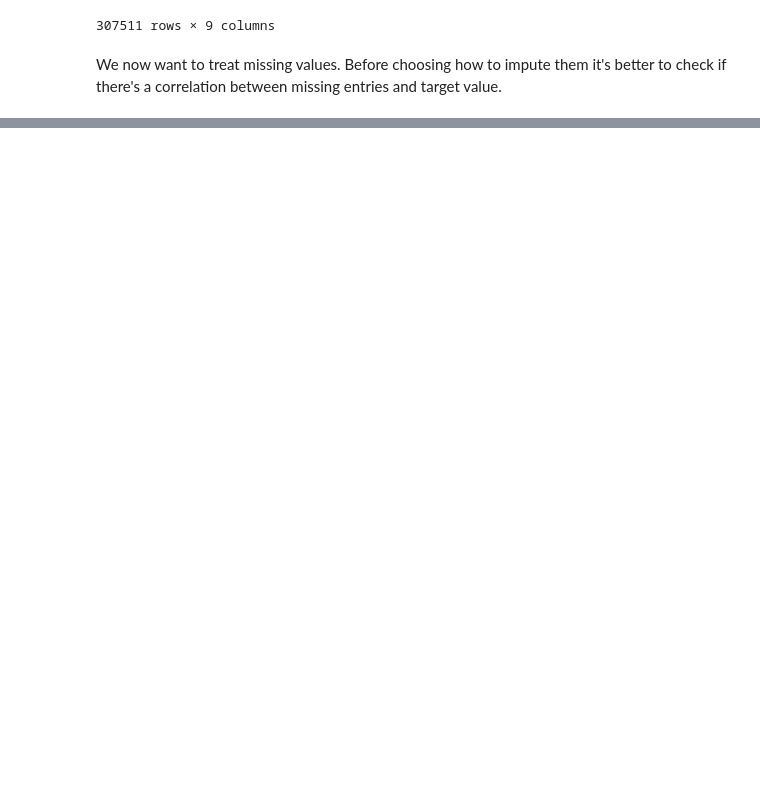
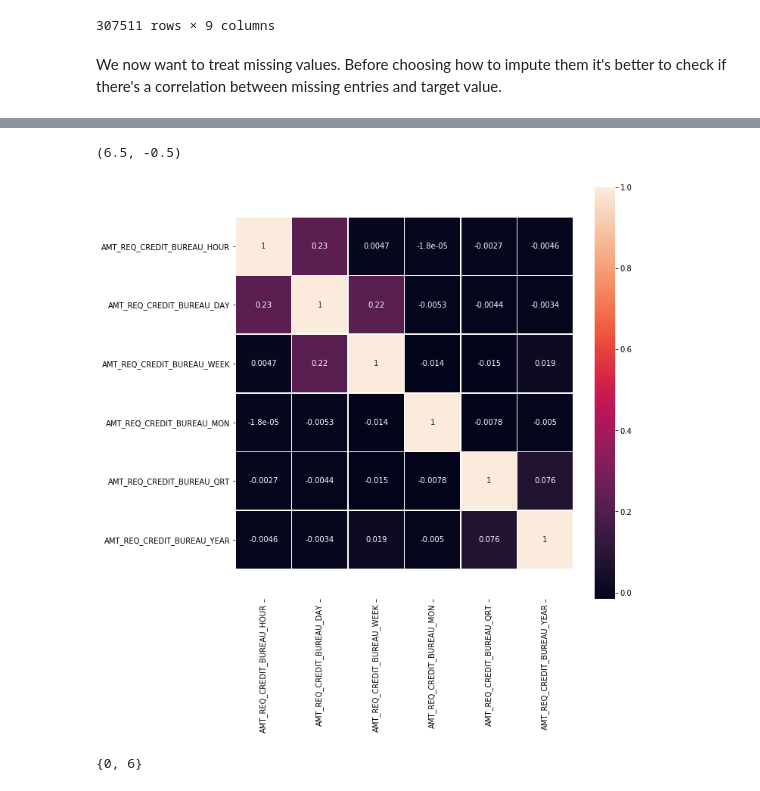
Before and after one commit to Gruntrexpewrus/FDSKagglecompetition, a Jupyter notebook: Home Credit Default Risk.ipynb, the cells around one changed output, grey strips where cells are left out. Drawn from its saved outputs; the diff is of its cells as text; code cells hidden in the pictures; blank space fills up the shorter version.

```diff
--- a/Home Credit Default Risk.ipynb
+++ b/Home Credit Default Risk.ipynb
@@ -370,0 +307,2 @@ reduced_build_data
+# %%
+application_train["MISSING BUILDING DATA"] = application_train["MISSING BUILDING DATA"] > 7
@@ -370,0 +368,3 @@ reduced_build_data
+# %%
+enquiries_features = application_train.columns[116:122]
+enquiries_features
@@ -370,0 +376,3 @@ reduced_build_data
+# %%
+enquiries_data = application_train[enquiries_features]
+enquiries_data
@@ -370,0 +393,12 @@ reduced_build_data
+# %%
+plt.figure(figsize = (10, 10))
+ax = sns.heatmap(enquiries_data.corr(), annot = True, linewidths = 0.5)
+ax.set_ylim(len(enquiries_data.corr().columns) + 0.5, -0.5)
+# %% [output]
+(6.5, -0.5)
+[figure, added]
+# %%
+enquiries_missing = count_missing_values(enquiries_data, enquiries_data.columns)
+set(enquiries_missing)
+# %% [output]
+{0, 6}
```
Also changed, not shown: parts of 80 cells of this notebook.
